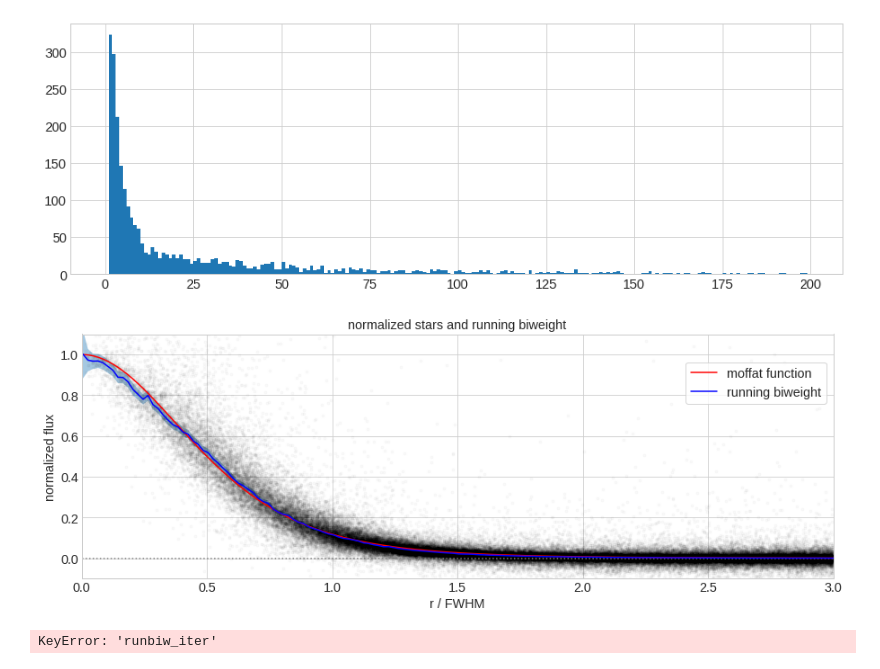
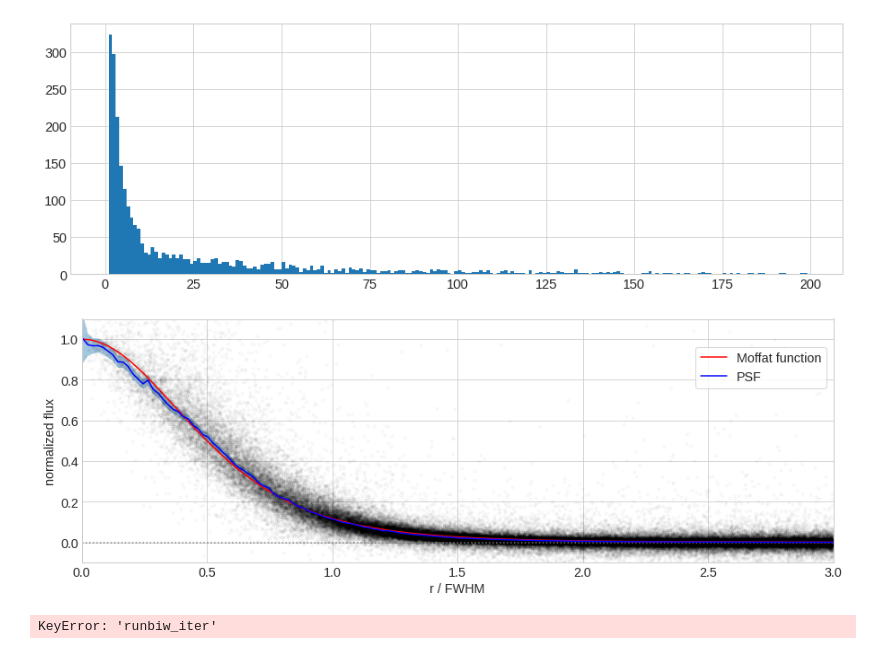
Before and after one commit to mlujnie/intensity-mapping, a Jupyter notebook: PSF/Check PSF correlation.ipynb, the cells around one changed output. Drawn from its saved outputs; the diff is of its cells as text; code cells hidden in the pictures.

```diff
--- a/PSF/Check PSF correlation.ipynb
+++ b/PSF/Check PSF correlation.ipynb
@@ -21,7 +21,10 @@ params = {'legend.fontsize': 'x-large',
          'axes.labelsize': 'x-large',
          'axes.titlesize':'x-large',
          'xtick.labelsize':'x-large',
-         'ytick.labelsize':'x-large'}
+         'ytick.labelsize':'x-large',
+         'mathtext.fontset': 'stix',
+         'font.family': 'STIXGeneral'}
+
 pylab.rcParams.update(params)
 plt.style.use("seaborn-whitegrid")
 # %%
@@ -95,14 +98,14 @@ def gaussian(rsq, amplitude, fwhm):
     sigma = fwhm / 2.355
     return amplitude * np.exp(-rsq / (2*sigma**2))
 # %%
-startabs = glob.glob("ff2.1_stars/*.tab") #use_stars/*.tab")   #"new_startabs/*.tab")
-laetabs = glob.glob("laetabs/*.tab")
-laeinfo = ascii.read("catalogs/goodlaes.cat")
+startabs = glob.glob("/data/05865/maja_n/Jupyter/ff2.1_stars/*.tab") #use_stars/*.tab")   #"new_startabs/*.tab")
+laetabs = glob.glob("/data/05865/maja_n/Jupyter/laetabs/*.tab")
+laeinfo = ascii.read("/data/05865/maja_n/Jupyter/catalogs/goodlaes.cat")
 len(startabs), len(laeinfo), len(laetabs)
 # %% [output]
 (2704, 435, 431)
 # %%
-psf_shape = ascii.read("PSF_runbiw.dat")
+psf_shape = ascii.read("/data/05865/maja_n/Jupyter/PSF_runbiw.dat")
 psf_shape
 # %% [output]
 Table length=249
@@ -129,7 +132,7 @@ def fit_psf(r, amplitude, fwhm):
     ys = np.interp(r/fwhm, psf_shape["r/fwhm"], psf_shape["runbiw_filt"])
     return amplitude * ys
 # %%
-fitres = ascii.read("fit_results.tab")
+fitres = ascii.read("/data/05865/maja_n/Jupyter/fit_results.tab")
 amps_in, fwhms_in, inds_in = fitres["amp"], fitres["fwhm"], fitres["index"]
 # %%
 MOCK = False
@@ -347,21 +348,21 @@ from scipy.ndimage.filters import gaussian_filter
 # %%
 plt.plot(roverfwhm, norm_values, ".k", alpha=0.02)
 #plt.plot(roverfwhm, median_filter(norm_values, size=200))
 plt.axhline(0, color="gray", linestyle=":")
-plt.plot(xbins[:-1]+0.005, moffat_arcsec_3((xbins[:-1]+0.005)**2, 1, 1), color="r", label="moffat function")
+plt.plot(xbins[:-1]+0.005, moffat_arcsec_3((xbins[:-1]+0.005)**2, 1, 1), color="r", label="Moffat function")
 #plt.plot(xbins[1:-1]+0.005, gaussian_filter(medfilt[1:], sigma=1.2), color="blue", label="running biweight filtered")
-plt.plot(xbins[:-1]+0.005, medfilt, color="blue", label="running biweight")
+plt.plot(xbins[:-1]+0.005, medfilt, color="blue", label="PSF")#running biweight")
 plt.fill_between(xbins[:-1]+0.005, lower, upper, alpha=0.4)
 #plt.plot(a["r/fwhm"], a["runbiw"])
 plt.ylim(-0.1, 1.1)
 plt.xlim(0, 3)
 plt.ylabel("normalized flux")
 plt.xlabel("r / FWHM")
-plt.title("normalized stars and running biweight")
+#plt.title("normalized stars and running biweight")
 plt.legend(bbox_to_anchor=(1, 0.8), frameon=True)
-#plt.savefig("plots/running_biweight_normed_psf_ff2.1.png", bbox_inches="tight")
+#plt.savefig("plots/running_biweight_normed_psf_ff2.1_thesis.png", bbox_inches="tight")
 # %% [output]
-[figure, old version]
+[figure, new version]
 # %%
 #plt.plot(xbins[:-1]+0.005, medfilt-moffat_arcsec_3((xbins[:-1]+0.005)**2, 1, 1), color="r", label="running biweight - moffat")
 plt.plot(xbins[1:-1]+0.005, gaussian_filter(medfilt[1:], sigma=2)-moffat_arcsec_3((xbins[1:-1]+0.005)**2, 1, 1), color="blue", label="filtered running biweight - moffat (full-frame)")
```
Also changed, not shown: parts of 1 cell of this notebook, 4 other files.
